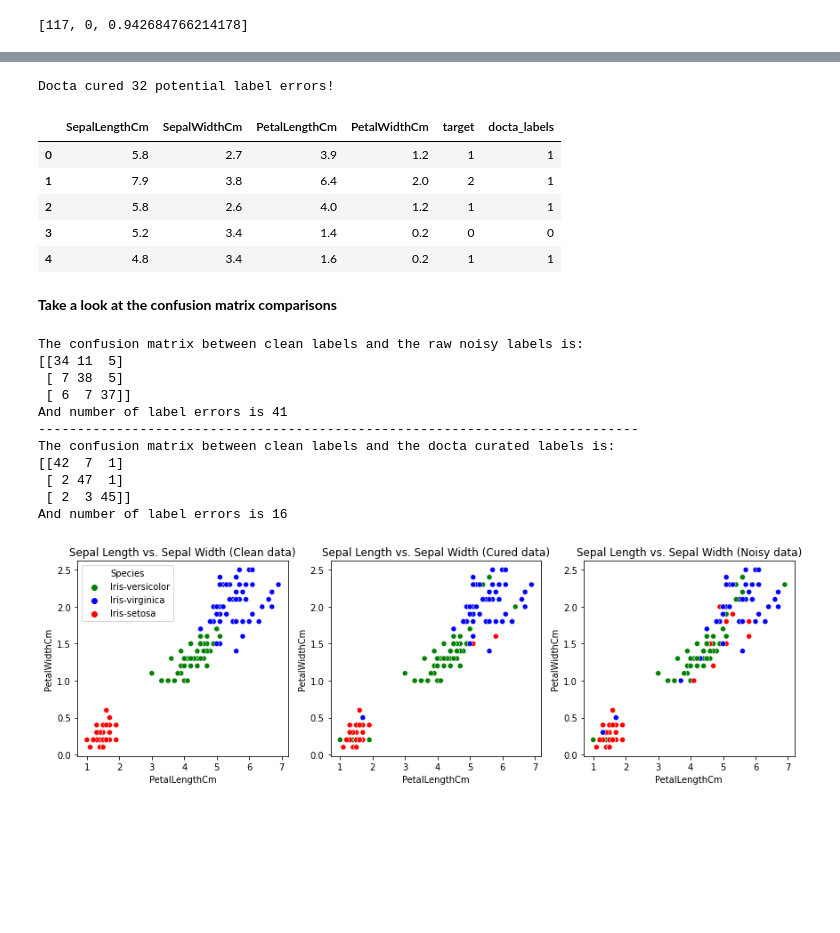
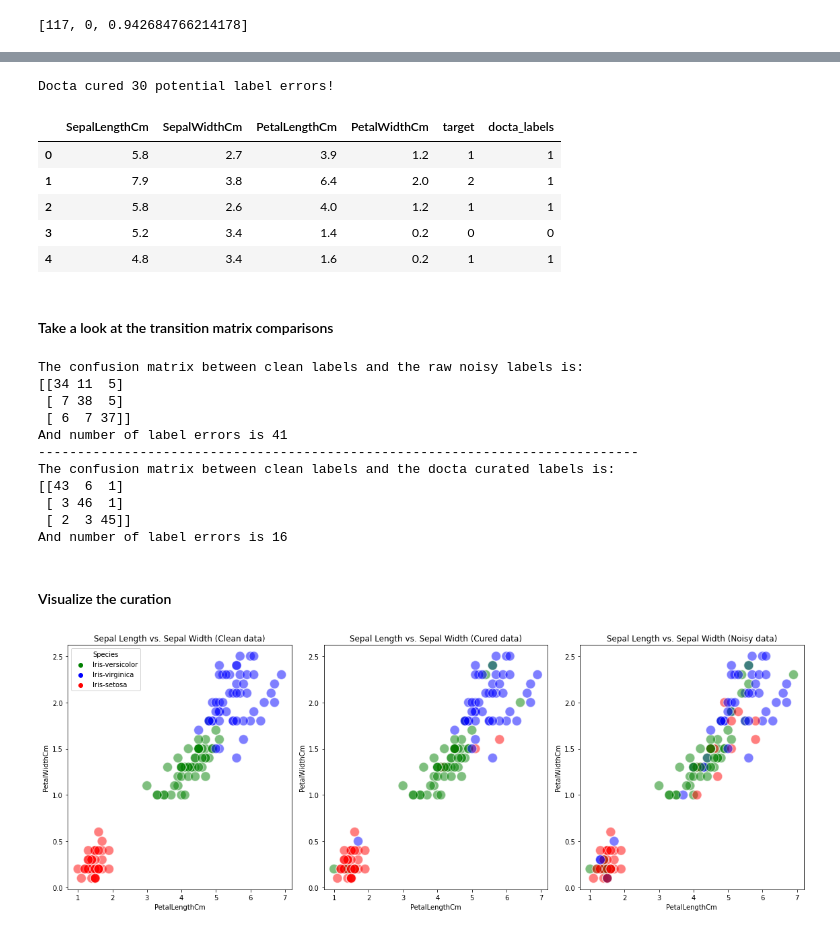
Before and after one commit to Docta-ai/IJCAI-tutorial, a Jupyter notebook: Sec2_Est_Detect.ipynb, the cells around one changed output, grey strips where cells are left out. Saved outputs shown, nothing was run; the diff lists cells and outputs as text; code cells hidden in the pictures; blank space fills up the shorter version.

```diff
--- a/Sec2_Est_Detect.ipynb
+++ b/Sec2_Est_Detect.ipynb
@@ -262,25 +159,10 @@ Synthesize the dataset (Only synthesize the labels)
 # %%
 import numpy as np
-np.random.seed(0)
-num_samples = 1000
+np.set_printoptions(precision=3)
 
-# Set the label noise transition matrix T
-T = [
-    [0.6, 0.4],
-    [0.2, 0.8],
-]
-
-# Set the clean label distribution p
-p = [0.4, 0.6]
-
-# Generate clean labels
-clean_labels = [0] * int(num_samples * p[0]) + [1] * (num_samples - int(num_samples * p[0]))
-np.random.shuffle(clean_labels)
-
-# Generate noisy labels
-noisy_labels = []
-for i in clean_labels: # each instance has three noisy labels
-    noisy_labels.append(np.random.choice([0, 1], size = 3, p=T[i]))
+# load the data generated in the setup section
+clean_labels = np.load("./data/clean_labels.npy")
+noisy_labels = np.load("./data/noisy_labels.npy")
 
 # Get the true T
 true_T = np.zeros((2,2))
@@ -292,9 +174,6 @@ for i in range(len(clean_labels)):
 true_T /= np.sum(true_T, 1).reshape(-1,1)
 true_p /= np.sum(true_p)
 
-# Set precisions
-np.set_printoptions(precision=3)
-
 # Print the True T and p
 print(f"The true T is:\n{true_T}")
 print(f"The true p is:\n{true_p}")
@@ -585,12 +518,12 @@ def cure_y_train(y_noisy, cured_report, thres = 0.8):
             cnt += 1
     return y_noisy_copy, cnt
 # %%
-docta_labels, n_cured_labels = cure_y_train(noisy_df['target'].tolist(), cured, thres = 0.6)
+docta_labels, n_cured_labels = cure_y_train(noisy_df['target'].tolist(), cured)
 noisy_df['docta_labels'] = docta_labels
 print(f"Docta cured {n_cured_labels} potential label errors!")
 noisy_df.head()
 # %% [output]
-Docta cured 32 potential label errors!
+Docta cured 30 potential label errors!
 |  | SepalLengthCm | SepalWidthCm | PetalLengthCm | PetalWidthCm | target | docta_labels |
 | 0 | 5.8 | 2.7 | 3.9 | 1.2 | 1 | 1 |
 | 1 | 7.9 | 3.8 | 6.4 | 2.0 | 2 | 1 |
@@ -598,7 +531,7 @@ Docta cured 32 potential label errors!
 | 3 | 5.2 | 3.4 | 1.4 | 0.2 | 0 | 0 |
 | 4 | 4.8 | 3.4 | 1.6 | 0.2 | 1 | 1 |
 # %% [markdown]
-**Take a look at the confusion matrix comparisons**
+#### Take a look at the transition matrix comparisons
 # %%
 from sklearn.metrics import confusion_matrix
 from sklearn.metrics import accuracy_score
@@ -616,32 +549,34 @@ The confusion matrix between clean labels and the raw noisy labels is:
 And number of label errors is 41
 -----------------------------------------------------------------------------
 The confusion matrix between clean labels and the docta curated labels is:
-[[42  7  1]
- [ 2 47  1]
+[[43  6  1]
+ [ 3 46  1]
  [ 2  3 45]]
 And number of label errors is 16
+# %% [markdown]
+#### Visualize the curation
 # %%
 import matplotlib.pyplot as plt
 import seaborn as sns
 
 color_mapping = {"Iris-setosa": "red", "Iris-versicolor": "green", "Iris-virginica": "blue"}
-fig = plt.figure(figsize=(12, 4))  # Create a figure
+fig = plt.figure(figsize=(16, 6))  # Create a figure
 # SepalLengthCm v.s. SepalWidthCm
 ax1 = plt.subplot(131)
-sns.scatterplot(data=clean_iris, x="PetalLengthCm", y="PetalWidthCm", hue="Species", palette=color_mapping, ax=ax1)
+sns.scatterplot(data=clean_iris, x="PetalLengthCm", y="PetalWidthCm", hue="Species", palette=color_mapping, ax=ax1, s=200, alpha=0.5)
 ax1.set_title("Sepal Length vs. Sepal Width (Clean data)")
 
 color_mapping_noise = {1: "green", 2: "blue", 0: "red"}
 
 ax2 = plt.subplot(132)
-sns.scatterplot(data=noisy_df, x="PetalLengthCm", y="PetalWidthCm", hue="docta_labels", palette=color_mapping_noise,  ax=ax2, legend=False)
+sns.scatterplot(data=noisy_df, x="PetalLengthCm", y="PetalWidthCm", hue="docta_labels", palette=color_mapping_noise,  ax=ax2, legend=False, s=200, alpha=0.5)
 ax2.set_title("Sepal Length vs. Sepal Width (Cured data)")
 
 ax3 = plt.subplot(133)
-sns.scatterplot(data=noisy_df, x="PetalLengthCm", y="PetalWidthCm", hue="target", palette=color_mapping_noise,  ax=ax3, legend=False)
+sns.scatterplot(data=noisy_df, x="PetalLengthCm", y="PetalWidthCm", hue="target", palette=color_mapping_noise,  ax=ax3, legend=False, s=200, alpha=0.5)
 ax3.set_title("Sepal Length vs. Sepal Width (Noisy data)")
 
 plt.tight_layout()  # Adjust the spacing between subplots
 plt.show()
 # %% [output]
-[figure, old version]
+[figure, new version]
```
Also changed, not shown: parts of 36 cells of this notebook, 12 other files.
